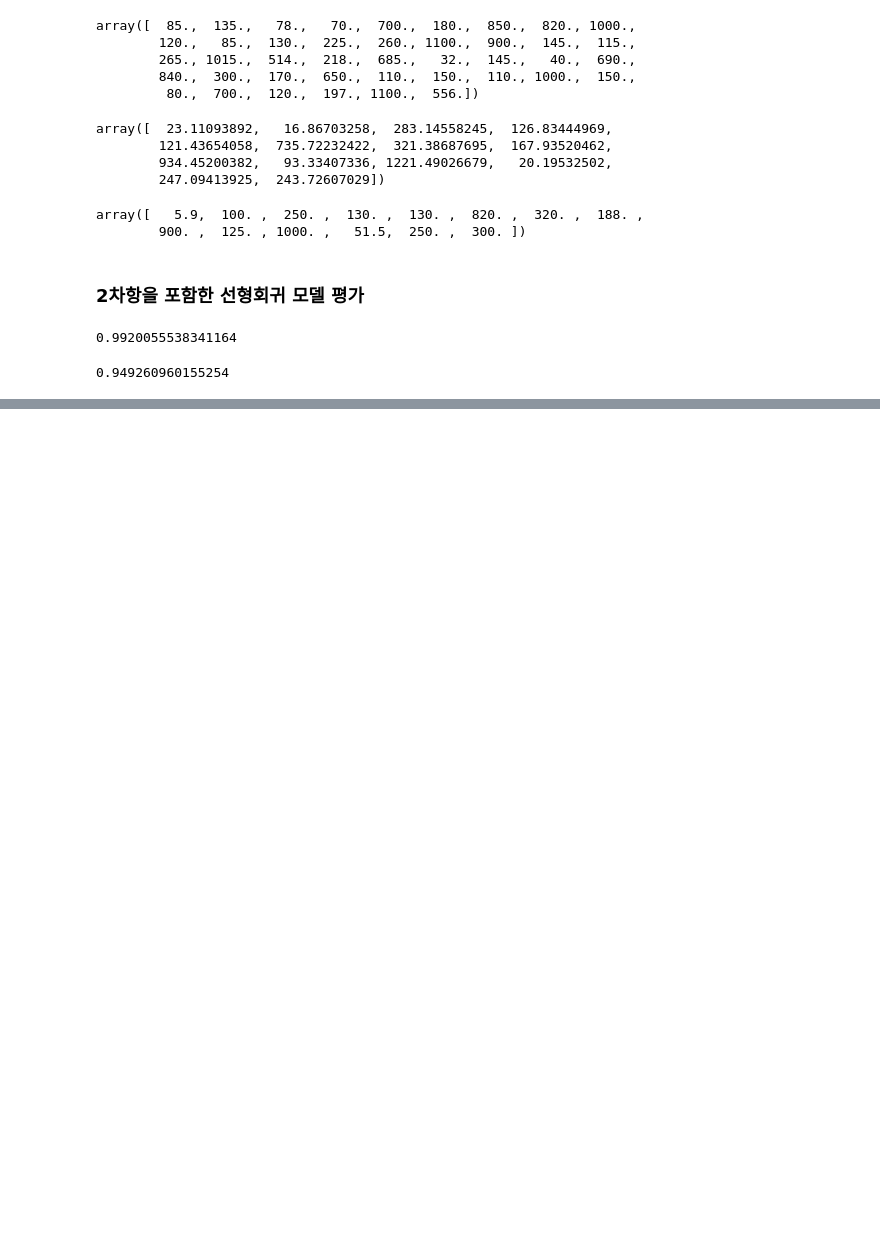
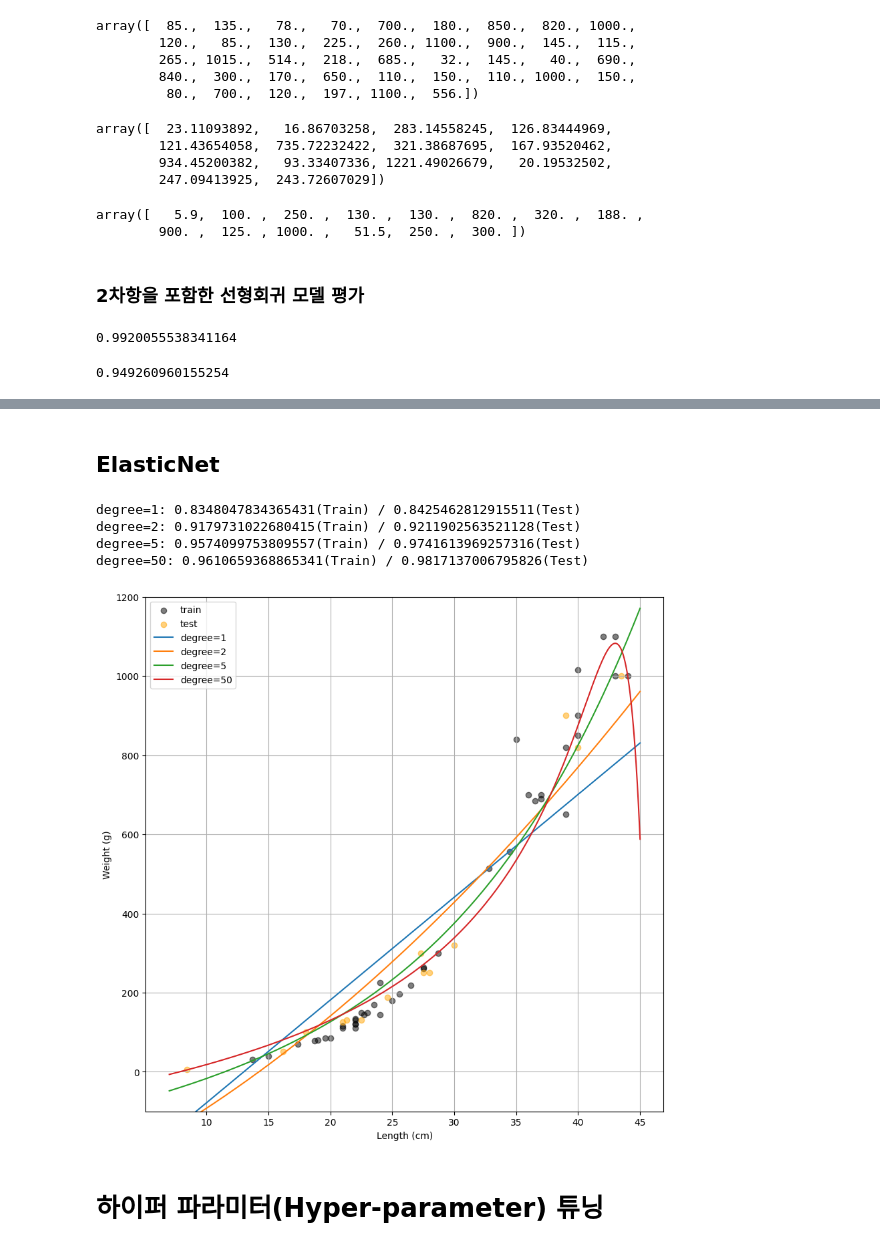
Before and after one commit to YounJJ/202511_BD53, a Jupyter notebook: lab_ml/ml06_regularization.ipynb, the cells around one changed output, grey strips where cells are left out. Drawn from its saved outputs; the diff is of its cells as text; code cells hidden in the pictures; blank space fills up the shorter version.

```diff
--- a/lab_ml/ml06_regularization.ipynb
+++ b/lab_ml/ml06_regularization.ipynb
@@ -427,0 +624,12 @@ pipe.score(X=x_test, y=y_test)  # 테스트 셋 결정계수
+# %% [markdown]
+## ElasticNet
+# %%
+visualize_regression(x_train, x_test, y_train, y_test, degrees, ElasticNet())
+# %% [output]
+degree=1: 0.8348047834365431(Train) / 0.8425462812915511(Test)
+degree=2: 0.9179731022680415(Train) / 0.9211902563521128(Test)
+degree=5: 0.9574099753809557(Train) / 0.9741613969257316(Test)
+degree=50: 0.9610659368865341(Train) / 0.9817137006795826(Test)
+[figure, added]
+# %% [markdown]
+# 하이퍼 파라미터(Hyper-parameter) 튜닝
```
Also changed, not shown: parts of 27 cells of this notebook.
